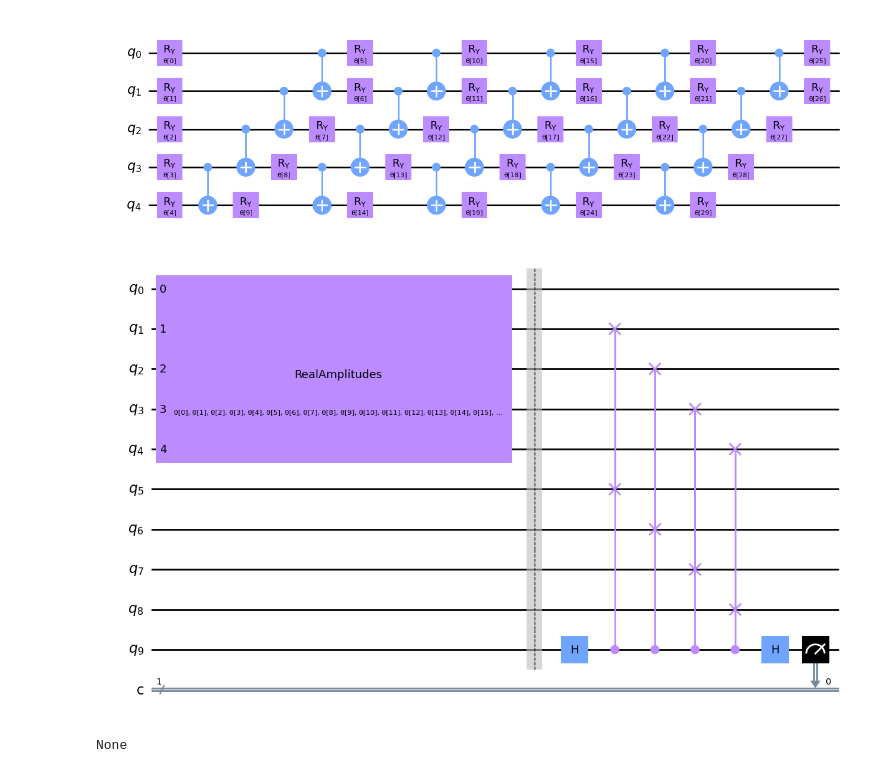
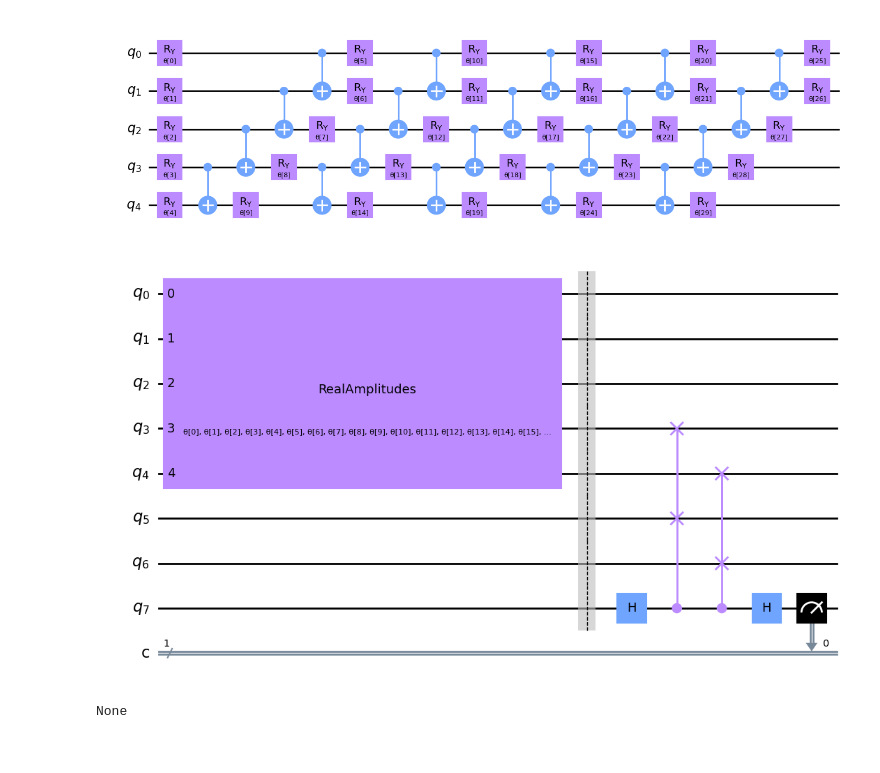
Before and after one commit to benjaminhagan/VIP_QML, a Jupyter notebook: Autoencoding Quantum.ipynb, the cells around one changed output. Cells and saved outputs as stored; diff of their text form; code cells hidden in the pictures.

```diff
--- a/Autoencoding Quantum.ipynb
+++ b/Autoencoding Quantum.ipynb
@@ -33,28 +33,28 @@ circ.decompose().draw(output="mpl", style="clifford")
 # %%
 def auto_encoder_circuit(num_latent, num_trash):
     qr = QuantumRegister(num_latent + 2 * num_trash + 1, "q")
     cr = ClassicalRegister(1, "c")
     circuit = QuantumCircuit(qr, cr)
     #circuit.compose(ansatz(num_latent + num_trash), range(0, num_latent + num_trash), inplace=True)
     circuit.compose(ansatz(num_latent + num_trash), {0,1,2,3,4}, inplace=True)
     circuit.barrier()
     auxiliary_qubit = num_latent + 2 * num_trash
     # swap test
     circuit.h(auxiliary_qubit)
     for i in range(num_trash):
         circuit.cswap(auxiliary_qubit, num_latent + i, num_latent + num_trash + i)
 
     circuit.h(auxiliary_qubit)
     circuit.measure(auxiliary_qubit, cr[0])
     return circuit
 
 
-num_latent = 1 # 3 qubits with the data at end
-num_trash = 4
+num_latent = 3 # 3 qubits with the data at end
+num_trash = 2
 circuit = auto_encoder_circuit(num_latent, num_trash)
 circuit.draw(output="mpl", style="clifford")
 # %% [output]
-[figure, old version]
+[figure, new version]
 # %%
 '''
 def domain_wall(circuit, a, b):
```
Also changed, not shown: parts of 2 cells of this notebook.
